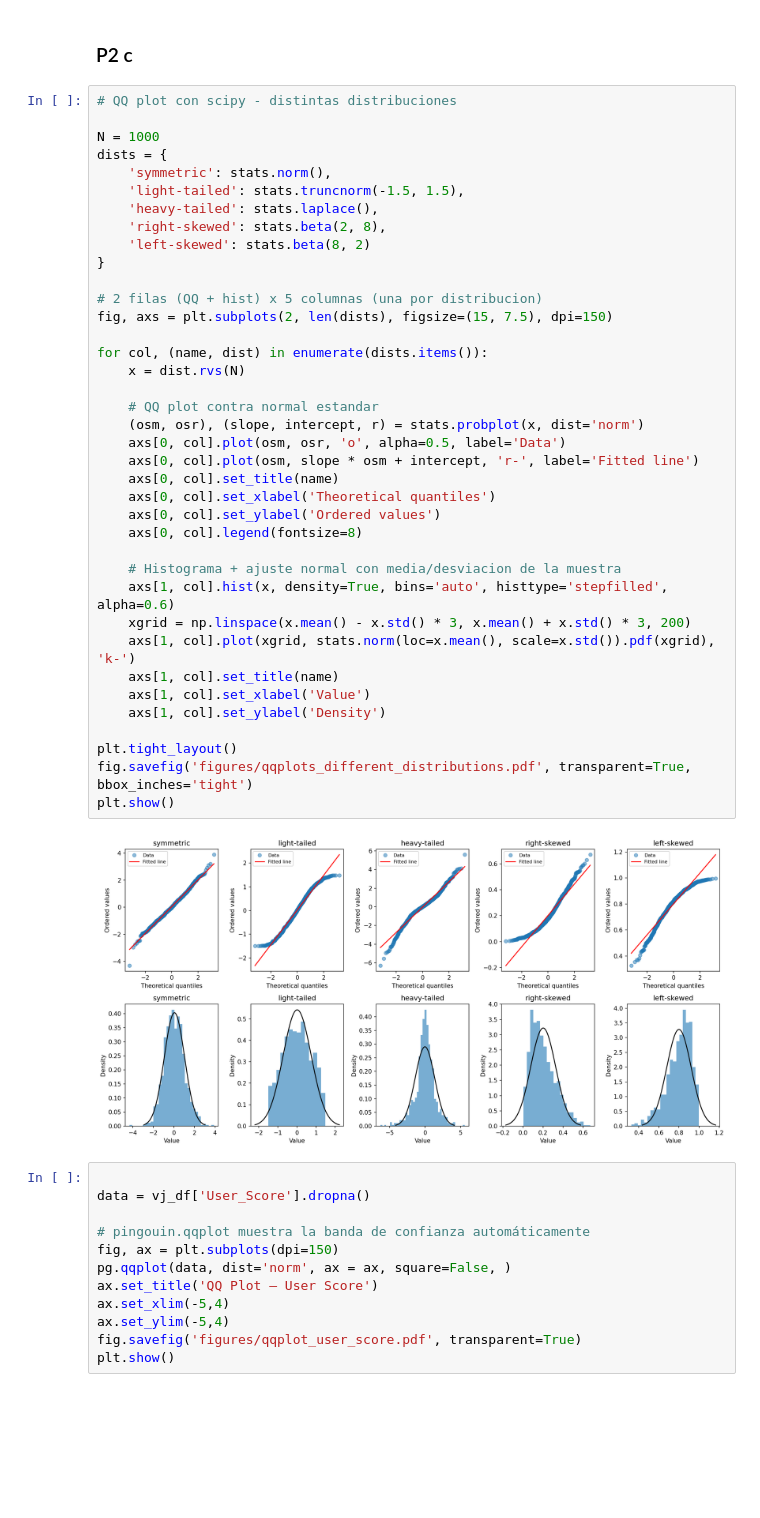
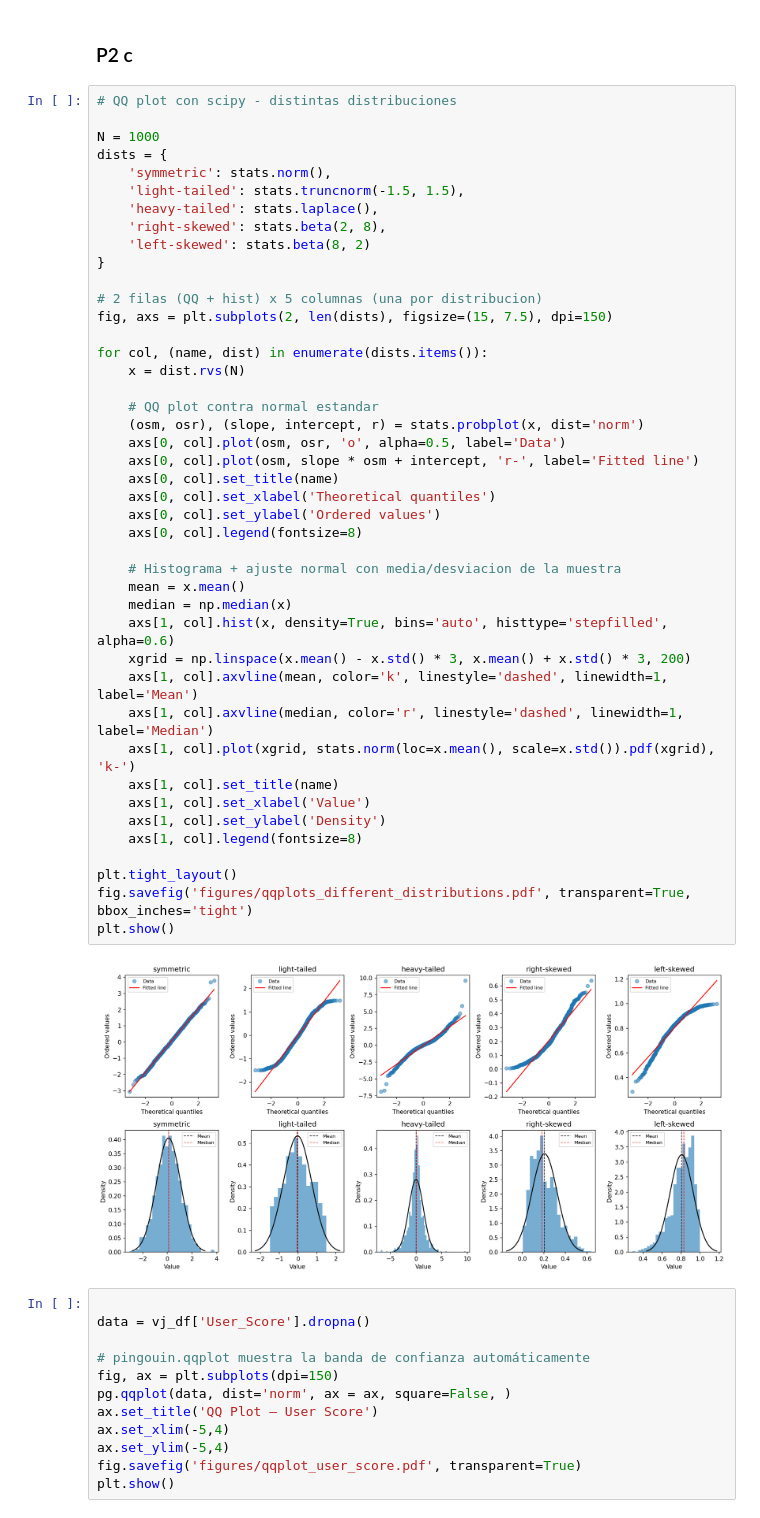
Before and after one commit to SysBioengLab/IIQ3402-Statistical-Design, a Jupyter notebook: Ayudantias/Ayudantia2_AnalisisExploratorio.ipynb, the cells around one changed output. Saved outputs shown, nothing was run; the diff lists cells and outputs as text; blank space fills up the shorter version.

```diff
--- a/Ayudantias/Ayudantia2_AnalisisExploratorio.ipynb
+++ b/Ayudantias/Ayudantia2_AnalisisExploratorio.ipynb
@@ -386,34 +386,39 @@ dists = {
     'left-skewed': stats.beta(8, 2)
 }
 
 # 2 filas (QQ + hist) x 5 columnas (una por distribucion)
 fig, axs = plt.subplots(2, len(dists), figsize=(15, 7.5), dpi=150)
 
 for col, (name, dist) in enumerate(dists.items()):
     x = dist.rvs(N)
 
     # QQ plot contra normal estandar
     (osm, osr), (slope, intercept, r) = stats.probplot(x, dist='norm')
     axs[0, col].plot(osm, osr, 'o', alpha=0.5, label='Data')
     axs[0, col].plot(osm, slope * osm + intercept, 'r-', label='Fitted line')
     axs[0, col].set_title(name)
     axs[0, col].set_xlabel('Theoretical quantiles')
     axs[0, col].set_ylabel('Ordered values')
     axs[0, col].legend(fontsize=8)
 
     # Histograma + ajuste normal con media/desviacion de la muestra
+    mean = x.mean()
+    median = np.median(x)
     axs[1, col].hist(x, density=True, bins='auto', histtype='stepfilled', alpha=0.6)
     xgrid = np.linspace(x.mean() - x.std() * 3, x.mean() + x.std() * 3, 200)
+    axs[1, col].axvline(mean, color='k', linestyle='dashed', linewidth=1, label='Mean')
+    axs[1, col].axvline(median, color='r', linestyle='dashed', linewidth=1, label='Median')
     axs[1, col].plot(xgrid, stats.norm(loc=x.mean(), scale=x.std()).pdf(xgrid), 'k-')
     axs[1, col].set_title(name)
     axs[1, col].set_xlabel('Value')
     axs[1, col].set_ylabel('Density')
+    axs[1, col].legend(fontsize=8)
 
 plt.tight_layout()
 fig.savefig('figures/qqplots_different_distributions.pdf', transparent=True, bbox_inches='tight')
 plt.show()
 # %% [output]
-[figure, old version]
+[figure, new version]
 # %%
 
 data = vj_df['User_Score'].dropna()
```
Also changed, not shown: 1 other file.
